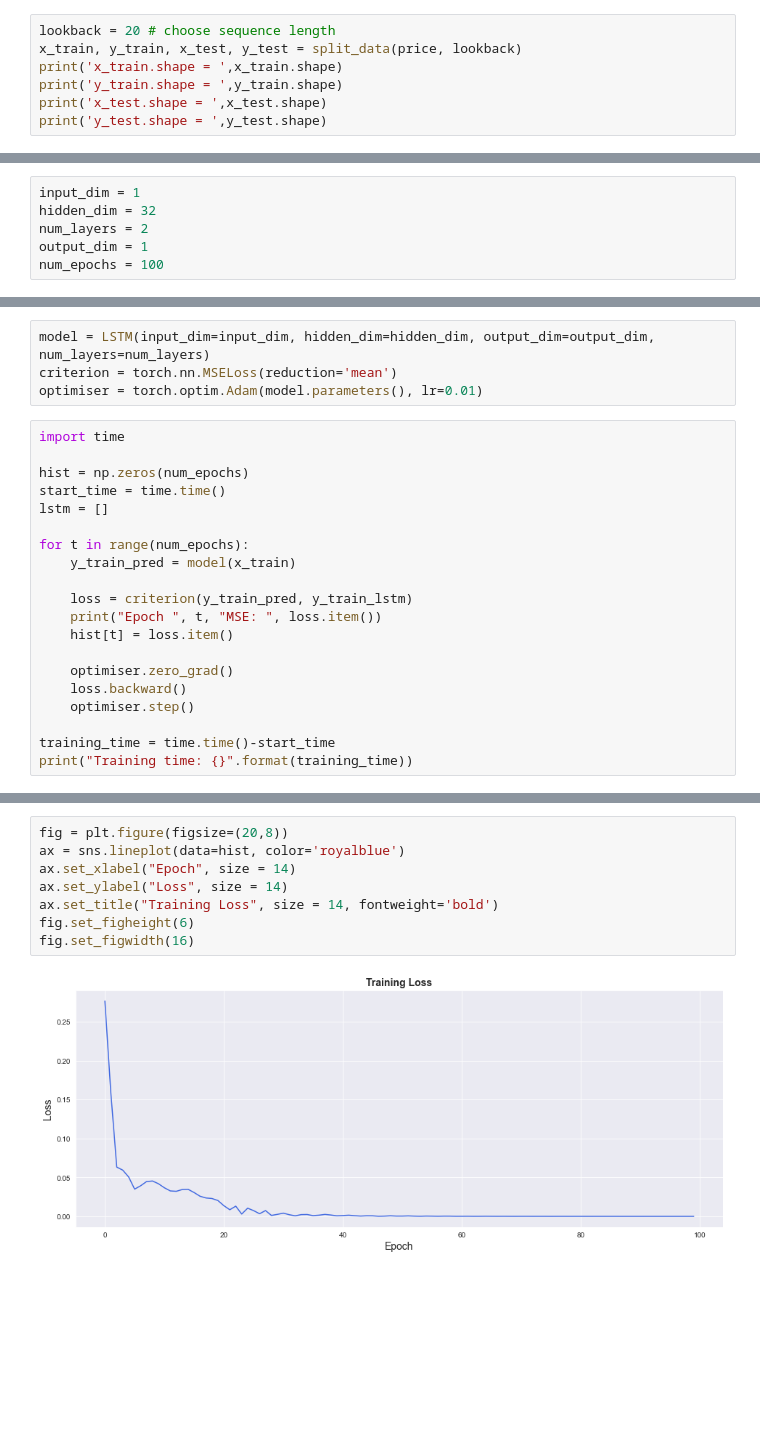
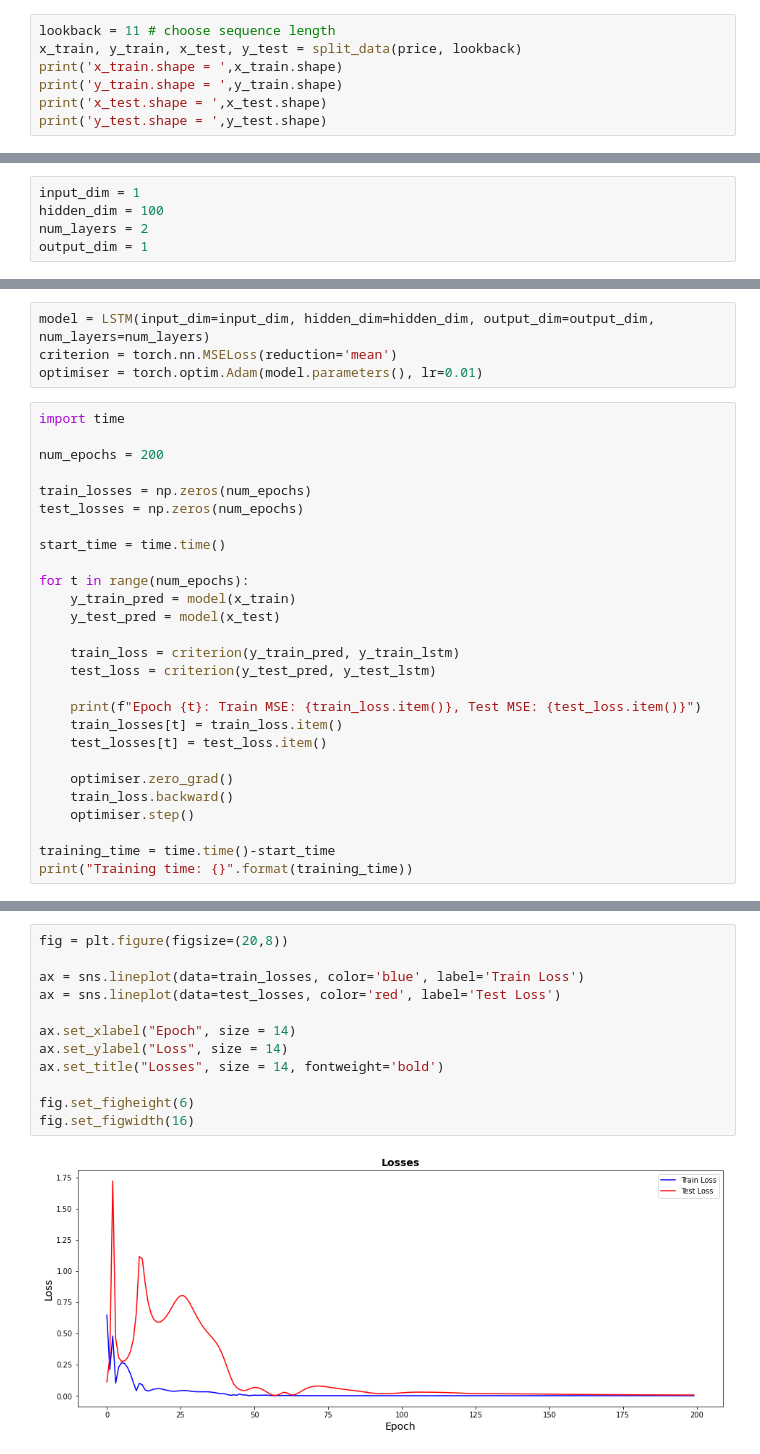
Before and after one commit to lqwdev/ai349-project, a Jupyter notebook: src/lstm.ipynb, the cells around one changed output, grey strips where cells are left out. Cells and saved outputs as stored; diff of their text form; blank space fills up the shorter version.

Commit message:
[model] lstm model

```diff
--- a/src/lstm.ipynb
+++ b/src/lstm.ipynb
@@ -81,7 +81,7 @@ def split_data(stock, lookback):
 
     return [x_train, y_train, x_test, y_test]
 # %%
-lookback = 20 # choose sequence length
+lookback = 11 # choose sequence length
 x_train, y_train, x_test, y_test = split_data(price, lookback)
 print('x_train.shape = ',x_train.shape)
 print('y_train.shape = ',y_train.shape)
@@ -101,10 +101,9 @@ y_train_gru = torch.from_numpy(y_train).type(torch.Tensor)
 y_test_gru = torch.from_numpy(y_test).type(torch.Tensor)
 # %%
 input_dim = 1
-hidden_dim = 32
+hidden_dim = 100
 num_layers = 2
 output_dim = 1
-num_epochs = 100
 # %%
 class LSTM(nn.Module):
     def __init__(self, input_dim, hidden_dim, num_layers, output_dim):
@@ -128,19 +127,26 @@ optimiser = torch.optim.Adam(model.parameters(), lr=0.01)
 # %%
 import time
 
-hist = np.zeros(num_epochs)
+num_epochs = 200
+
+train_losses = np.zeros(num_epochs)
+test_losses = np.zeros(num_epochs)
+
 start_time = time.time()
-lstm = []
 
 for t in range(num_epochs):
     y_train_pred = model(x_train)
+    y_test_pred = model(x_test)
 
-    loss = criterion(y_train_pred, y_train_lstm)
-    print("Epoch ", t, "MSE: ", loss.item())
-    hist[t] = loss.item()
+    train_loss = criterion(y_train_pred, y_train_lstm)
+    test_loss = criterion(y_test_pred, y_test_lstm)
+
+    print(f"Epoch {t}: Train MSE: {train_loss.item()}, Test MSE: {test_loss.item()}")
+    train_losses[t] = train_loss.item()
+    test_losses[t] = test_loss.item()
 
     optimiser.zero_grad()
-    loss.backward()
+    train_loss.backward()
     optimiser.step()
 
 training_time = time.time()-start_time
@@ -188,13 +172,17 @@ ax.set_xticklabels('', size=10)
 # %%
 fig = plt.figure(figsize=(20,8))
-ax = sns.lineplot(data=hist, color='royalblue')
+
+ax = sns.lineplot(data=train_losses, color='blue', label='Train Loss')
+ax = sns.lineplot(data=test_losses, color='red', label='Test Loss')
+
 ax.set_xlabel("Epoch", size = 14)
 ax.set_ylabel("Loss", size = 14)
-ax.set_title("Training Loss", size = 14, fontweight='bold')
+ax.set_title("Losses", size = 14, fontweight='bold')
+
 fig.set_figheight(6)
 fig.set_figwidth(16)
 # %% [output]
-[figure, old version]
+[figure, new version]
 # %%
 import math, time
 from sklearn.metrics import mean_squared_error
```
Also changed, not shown: parts of 13 cells of this notebook.
